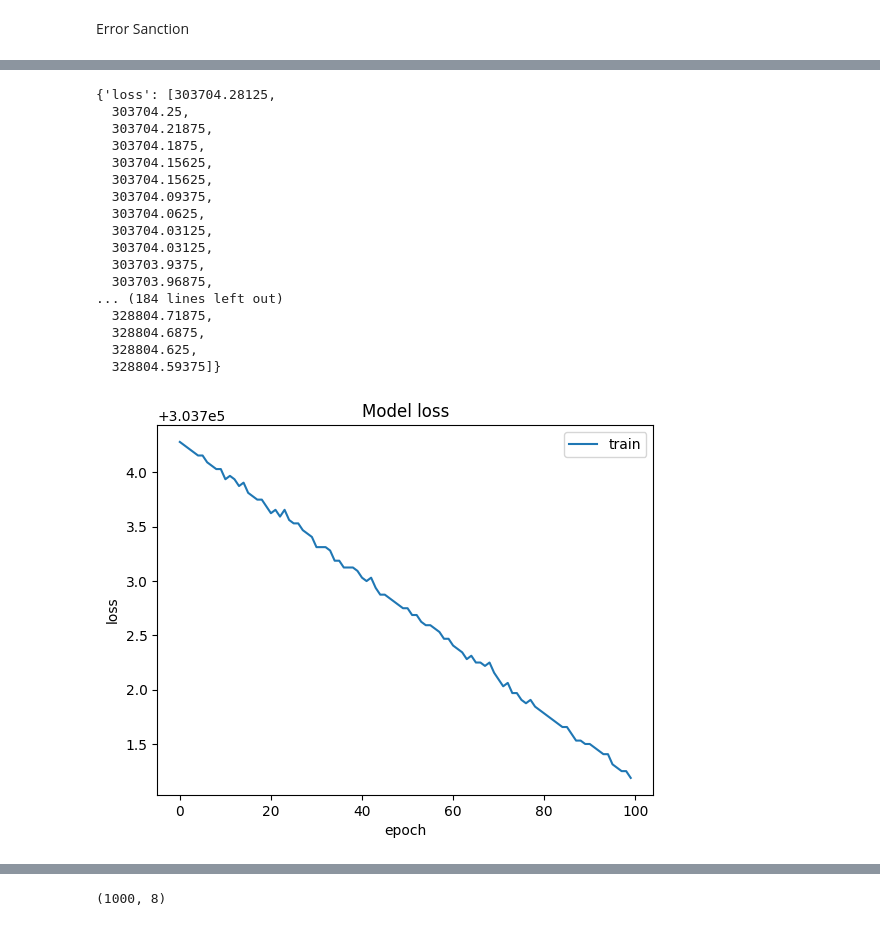
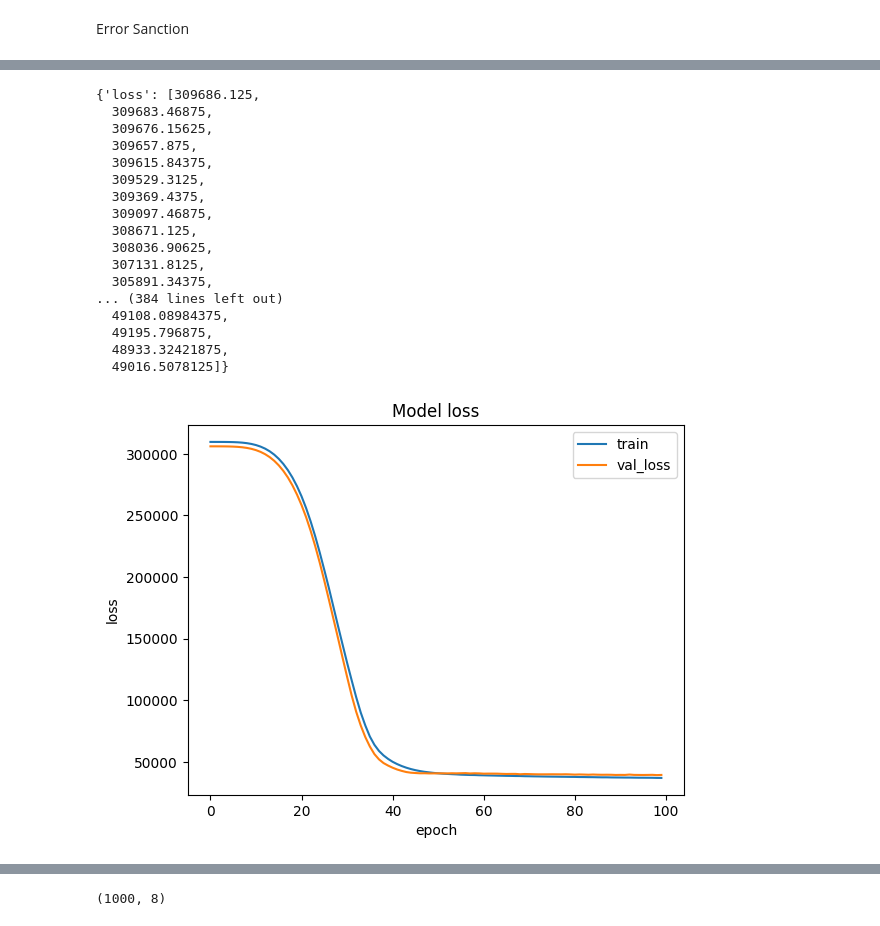
Before and after one commit to jyotiraut/DeepLearning, a Jupyter notebook: Car_price_prediction/Car_price_prediction.ipynb, the cells around one changed output, grey strips where cells are left out. Cells and saved outputs as stored; diff of their text form; code cells hidden in the pictures.

```diff
--- a/Car_price_prediction/Car_price_prediction.ipynb
+++ b/Car_price_prediction/Car_price_prediction.ipynb
@@ -134,8 +136,8 @@ print(y_train.shape)
 (800, 8)
 (800, 1)
 # %%
-x_val = x[:int(DATASET_SIZE * TRAIN_RATIO):int(DATASET_SIZE * VAL_RATIO)]
-y_val = y[:int(DATASET_SIZE * TRAIN_RATIO):int(DATASET_SIZE * VAL_RATIO)]
+x_val = x[int(DATASET_SIZE * TRAIN_RATIO):int(DATASET_SIZE * (VAL_RATIO + TRAIN_RATIO))]
+y_val = y[int(DATASET_SIZE * TRAIN_RATIO):int(DATASET_SIZE * (VAL_RATIO + TRAIN_RATIO))]
 print(x_val.shape)
 print(y_val.shape)
 # %% [output]
@@ -193,6 +202,9 @@ array([[-0.9084984 ,  1.4690335 ,  1.4350011 , ...,  0.10929193,
 model = tf.keras.Sequential([
     InputLayer(input_shape=(8,)),
     normalizer,
+    Dense(32,activation="relu"),
+    Dense(32,activation="relu"),
+    Dense(32,activation="relu"),
     Dense(1)
 ])
 model.summary()
@@ -218,6 +236,6 @@ model.compile(optimizer = Adam(),
     loss=MeanAbsoluteError(),
     metrics = RootMeanSquaredError())
 # %%
-history=model.fit(x,y, epochs = 100, verbose = 1)
+history=model.fit(x_train,y_train, validation_data =(x_val,y_val), epochs = 100, verbose = 1)
 # %% [output]
 Epoch 1/100
@@ -240,32 +258,33 @@ Epoch 100/100
 # %%
 history.history
 # %% [output]
-{'loss': [303704.28125,
-  303704.25,
-  303704.21875,
-  303704.1875,
-  303704.15625,
-  303704.15625,
-  303704.09375,
-  303704.0625,
-  303704.03125,
-  303704.03125,
-  303703.9375,
-  303703.96875,
-... (184 lines left out)
-  328804.71875,
-  328804.6875,
-  328804.625,
-  328804.59375]}
+{'loss': [309686.125,
+  309683.46875,
+  309676.15625,
+  309657.875,
+  309615.84375,
+  309529.3125,
+  309369.4375,
+  309097.46875,
+  308671.125,
+  308036.90625,
+  307131.8125,
+  305891.34375,
+... (384 lines left out)
+  49108.08984375,
+  49195.796875,
+  48933.32421875,
+  49016.5078125]}
 # %%
 plt.plot(history.history['loss'])
+plt.plot(history.history['val_loss'])
 plt.title('Model loss')
 plt.ylabel('loss')
 plt.xlabel('epoch')
-plt.legend(['train'])
+plt.legend(['train','val_loss'])
 plt.show()
 # %% [output]
-[figure, old version]
+[figure, new version]
 # %%
 plt.plot(history.history['root_mean_squared_error'])
 plt.title('Model performance')
```
Also changed, not shown: parts of 20 cells of this notebook.
